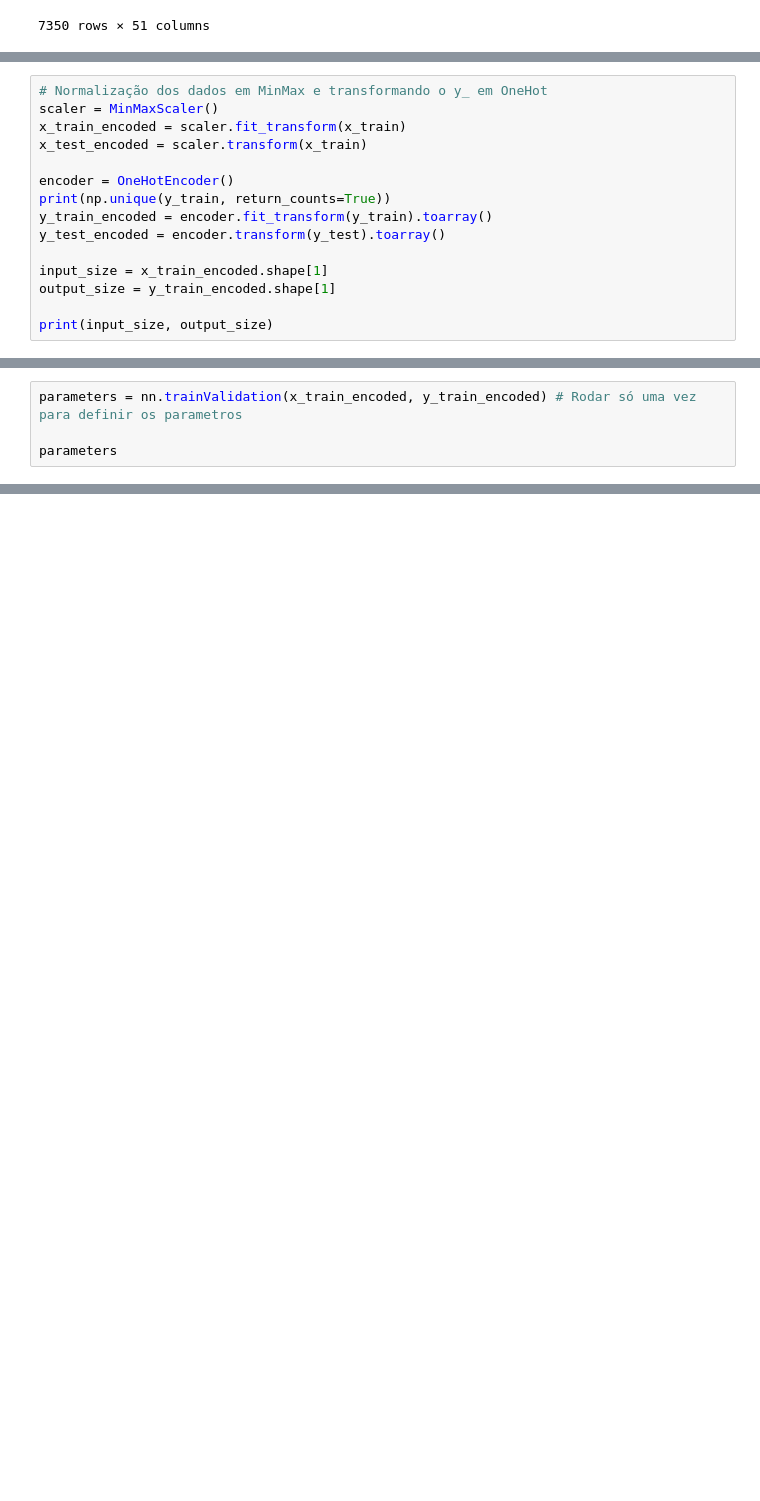
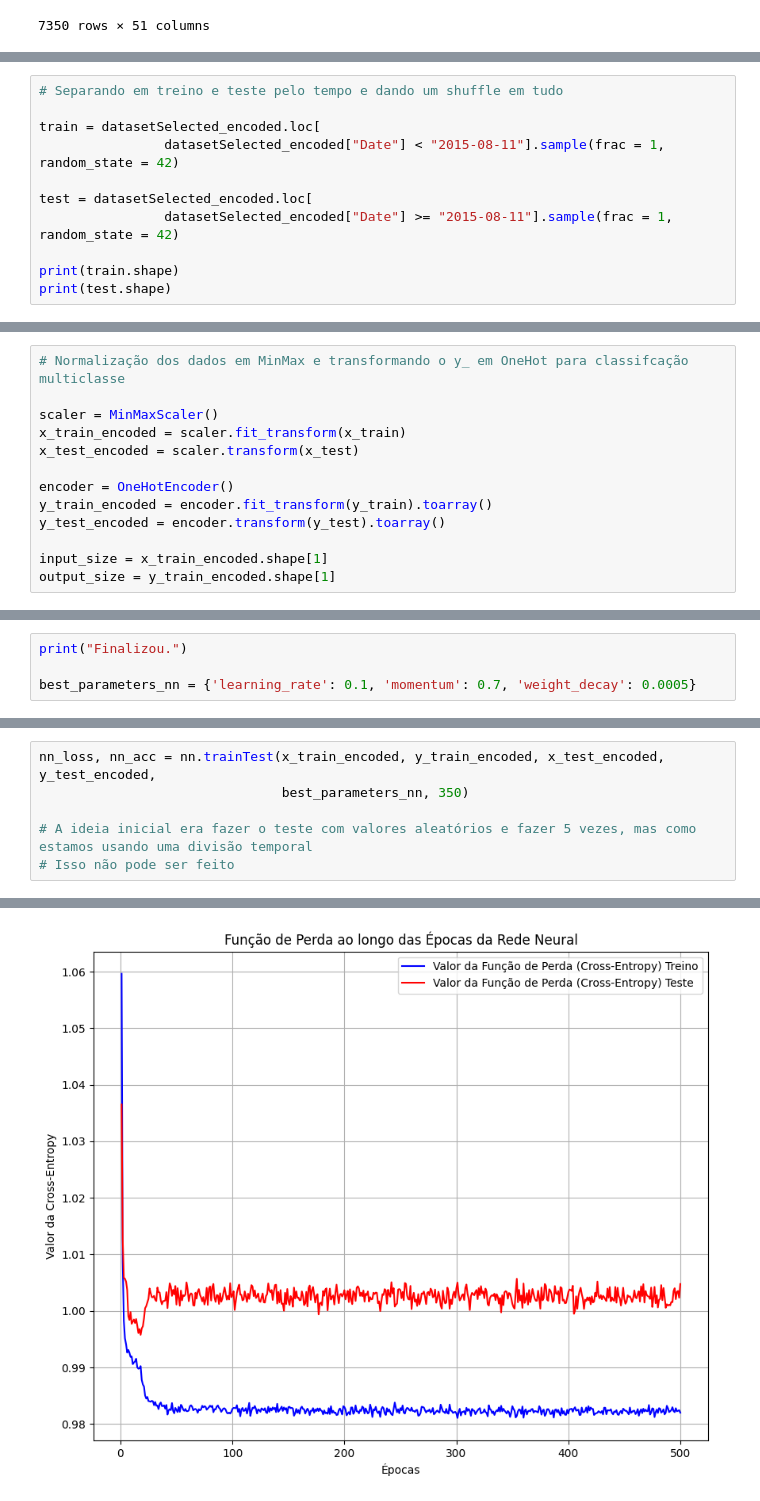
Before and after one commit to murilovpinheiro/Premier-League-Analysis-and-Prediction, a Jupyter notebook: experiments.ipynb, the cells around one changed output, grey strips where cells are left out. Cells and saved outputs as stored; diff of their text form; blank space fills up the shorter version.

Commit message:
Fazendo funções, ajeitando gráficos e criando XGB para binário

```diff
--- a/experiments.ipynb
+++ b/experiments.ipynb
@@ -80,0 +86,11 @@ memory usage: 1.5+ MB
+# %%
+# Separando em treino e teste pelo tempo e dando um shuffle em tudo
+
+train = datasetSelected_encoded.loc[
+                datasetSelected_encoded["Date"] < "2015-08-11"].sample(frac = 1, random_state = 42)
+
+test = datasetSelected_encoded.loc[
+                datasetSelected_encoded["Date"] >= "2015-08-11"].sample(frac = 1, random_state = 42)
+
+print(train.shape)
+print(test.shape)
@@ -93,15 +108,13 @@ x_test = np.array(test.drop(["FTR", "Date"], axis = 1))
 # %%
-# Normalização dos dados em MinMax e transformando o y_ em OneHot
+# Normalização dos dados em MinMax e transformando o y_ em OneHot para classifcação multiclasse
+
 scaler = MinMaxScaler()
 x_train_encoded = scaler.fit_transform(x_train)
-x_test_encoded = scaler.transform(x_train)
+x_test_encoded = scaler.transform(x_test)
 
 encoder = OneHotEncoder()
-print(np.unique(y_train, return_counts=True))
 y_train_encoded = encoder.fit_transform(y_train).toarray()
 y_test_encoded = encoder.transform(y_test).toarray()
 
 input_size = x_train_encoded.shape[1]
 output_size = y_train_encoded.shape[1]
-
-print(input_size, output_size)
@@ -143,4 +120,0 @@ array([[0.17647059, 0.68421947, 0.5       , ..., 0.        , 0.        ,
-# %%
-parameters = nn.trainValidation(x_train_encoded, y_train_encoded) # Rodar só uma vez para definir os parametros
-
-parameters
@@ -166,0 +144,4 @@ Epoch 7 validation: Cross-entropy=0.9868569374084473, Accuracy=0.544388592243194
+# %%
+print("Finalizou.")
+
+best_parameters_nn = {'learning_rate': 0.1, 'momentum': 0.7, 'weight_decay': 0.0005}
@@ -166,0 +188,7 @@ Epoch 7 validation: Cross-entropy=0.9868569374084473, Accuracy=0.544388592243194
+# %%
+nn_loss, nn_acc = nn.trainTest(x_train_encoded, y_train_encoded, x_test_encoded, y_test_encoded,
+                               best_parameters_nn, 350)
+
+# A ideia inicial era fazer o teste com valores aleatórios e fazer 5 vezes, mas como estamos usando uma divisão temporal
+# Isso não pode ser feito
+# %% [output]
@@ -166,0 +212 @@ Epoch 7 validation: Cross-entropy=0.9868569374084473, Accuracy=0.544388592243194
+[figure, added]
```
Also changed, not shown: parts of 20 cells of this notebook, 15 other files.
